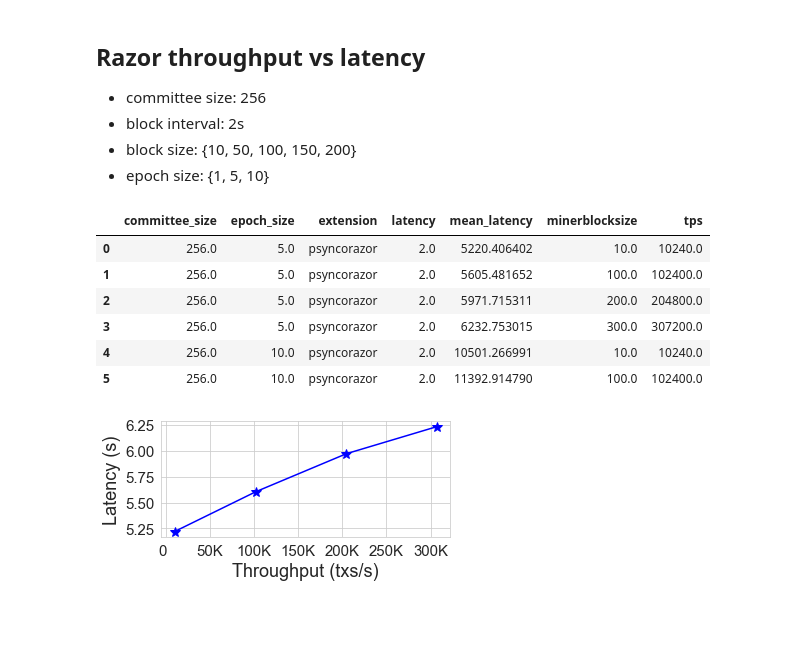
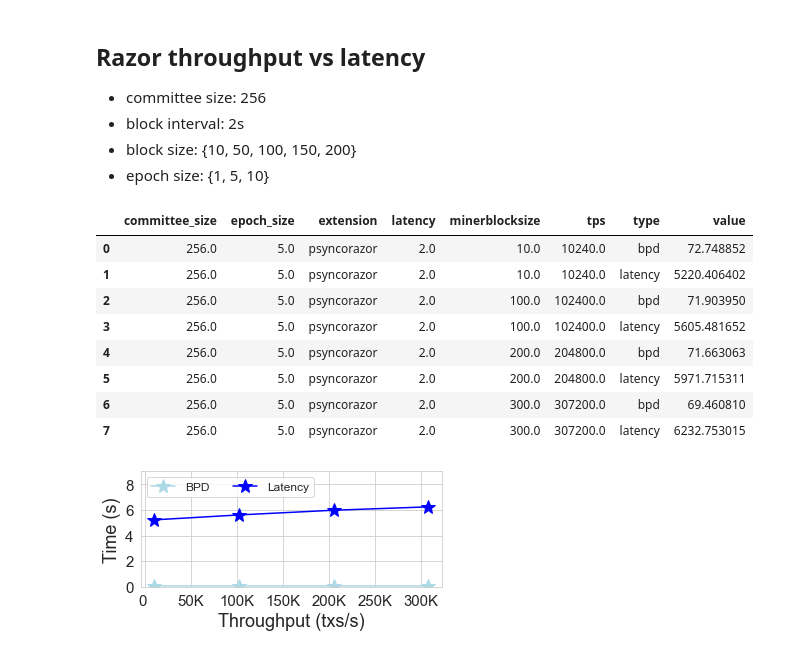
Before and after one commit to SebastianElvis/ebft, a Jupyter notebook: evaluation/analysis.ipynb, the cells around one changed output. Drawn from its saved outputs; the diff is of its cells as text; code cells hidden in the pictures; blank space fills up the shorter version.

```diff
--- a/evaluation/analysis.ipynb
+++ b/evaluation/analysis.ipynb
@@ -445,16 +429,32 @@ def save_tps_latency_stats(tuples): # [(minerblocksize, epoch_size)...]
         minerblocksize = t[0]
         epoch_size = t[1]
         tps, mean_latency = get_tps_latency(extension, committee_size, latency, minerblocksize, block_interval, epoch_size)
-        line = {
+        bpds_arr = np.array(get_bpds(extension, committee_size, latency, minerblocksize, block_interval, epoch_size))
+#         bpd = bpds_arr[np.where(bpds_arr < 1000000)].mean()
+        bpd = bpds_arr.mean()
+        line1 = {
             'extension': extension,
             'committee_size': committee_size,
             'latency': latency,
             'minerblocksize': minerblocksize,
             'epoch_size': epoch_size,
             'tps': tps,
-            'mean_latency': mean_latency
+            'type': 'bpd',
+            'value': bpd
         }
-        df = df.append(line, ignore_index=True)
+        df = df.append(line1, ignore_index=True)
+        line2 = {
+            'extension': extension,
+            'committee_size': committee_size,
+            'latency': latency,
+            'minerblocksize': minerblocksize,
+            'epoch_size': epoch_size,
+            'tps': tps,
+            'type': 'latency',
+            'value': mean_latency
+        }
+        df = df.append(line2, ignore_index=True)
+
     df.to_csv(DATA_PATH / 'tps_latency.csv')
     return df
 
@@ -464,41 +464,50 @@ tps_latency_df = save_tps_latency_stats(
         [100, 5],
         [200, 5],
         [300, 5],
-        [10, 10],
-        [100, 10]
+#         [10, 10],
+#         [100, 10]
     ]
 )
 tps_latency_df
 # %% [output]
-|  | committee_size | epoch_size | extension | latency | mean_latency | minerblocksize | tps |
-| 0 | 256.0 | 5.0 | psyncorazor | 2.0 | 5220.406402 | 10.0 | 10240.0 |
-| 1 | 256.0 | 5.0 | psyncorazor | 2.0 | 5605.481652 | 100.0 | 102400.0 |
-| 2 | 256.0 | 5.0 | psyncorazor | 2.0 | 5971.715311 | 200.0 | 204800.0 |
-| 3 | 256.0 | 5.0 | psyncorazor | 2.0 | 6232.753015 | 300.0 | 307200.0 |
-| 4 | 256.0 | 10.0 | psyncorazor | 2.0 | 10501.266991 | 10.0 | 10240.0 |
-| 5 | 256.0 | 10.0 | psyncorazor | 2.0 | 11392.914790 | 100.0 | 102400.0 |
+|  | committee_size | epoch_size | extension | latency | minerblocksize | tps | type | value |
+| 0 | 256.0 | 5.0 | psyncorazor | 2.0 | 10.0 | 10240.0 | bpd | 72.748852 |
+| 1 | 256.0 | 5.0 | psyncorazor | 2.0 | 10.0 | 10240.0 | latency | 5220.406402 |
+| 2 | 256.0 | 5.0 | psyncorazor | 2.0 | 100.0 | 102400.0 | bpd | 71.903950 |
+| 3 | 256.0 | 5.0 | psyncorazor | 2.0 | 100.0 | 102400.0 | latency | 5605.481652 |
+| 4 | 256.0 | 5.0 | psyncorazor | 2.0 | 200.0 | 204800.0 | bpd | 71.663063 |
+| 5 | 256.0 | 5.0 | psyncorazor | 2.0 | 200.0 | 204800.0 | latency | 5971.715311 |
+| 6 | 256.0 | 5.0 | psyncorazor | 2.0 | 300.0 | 307200.0 | bpd | 69.460810 |
+| 7 | 256.0 | 5.0 | psyncorazor | 2.0 | 300.0 | 307200.0 | latency | 6232.753015 |
 # %%
 def format_func(value, tick_number=None):
     num_thousands = 0 if abs(value) < 1000 else int(np.floor(np.log10(abs(value))/3))
     value = round(value / 1000**num_thousands, 2)
     return f'{value:g}'+' KMGTPEZY'[num_thousands]
 
-def plot_tps_latency(df, epoch_sizes):
+def plot_tps_latency(df, epoch_size):
     plt.figure(figsize=(5, 2.5))
 
-    for epoch_size in epoch_sizes:
-        filtered_df = df[df['epoch_size'] == epoch_size]
-        plt.plot(filtered_df['tps'], filtered_df['mean_latency']/1000, '-*', markersize=10, color='blue')
+    filtered_df = df[df['epoch_size'] == epoch_size]
+#     sns.barplot(x='tps', y='value', hue='type', data=filtered_df)
+
+    bpd_df = filtered_df[filtered_df['type']=='bpd']
+    latency_df = filtered_df[filtered_df['type']=='latency']
+    plt.plot(bpd_df['tps'], bpd_df['value']/1000, '-*', markersize=15, color='lightblue', label='BPD')
+    plt.plot(latency_df['tps'], latency_df['value']/1000, '-*', markersize=15, color='blue', label='Latency')
+
     plt.xticks(fontsize=15)
     plt.yticks(fontsize=15)
+    plt.ylim([0, 9])
     plt.gca().xaxis.set_major_formatter(mtick.FuncFormatter(format_func))
     plt.xlabel('Throughput (txs/s)', fontsize=18)
-    plt.ylabel('Latency (s)', fontsize=18)
-#     plt.legend(fontsize=15, ncol=2)
+    plt.ylabel('Time (s)', fontsize=18)
+    plt.legend(fontsize=12, ncol=2, loc='upper left')
     plt.tight_layout()
     plt.savefig(PAPER_FIG_PATH / 'tps-latency.pdf')
     plt.show()
 
-plot_tps_latency(tps_latency_df, [5])
+tps_latency_df = pd.read_csv(DATA_PATH / 'tps_latency.csv')
+plot_tps_latency(tps_latency_df, 5)
 # %% [output]
-[figure, old version]
+[figure, new version]
```
Also changed, not shown: parts of 5 cells of this notebook, 3 other files.
